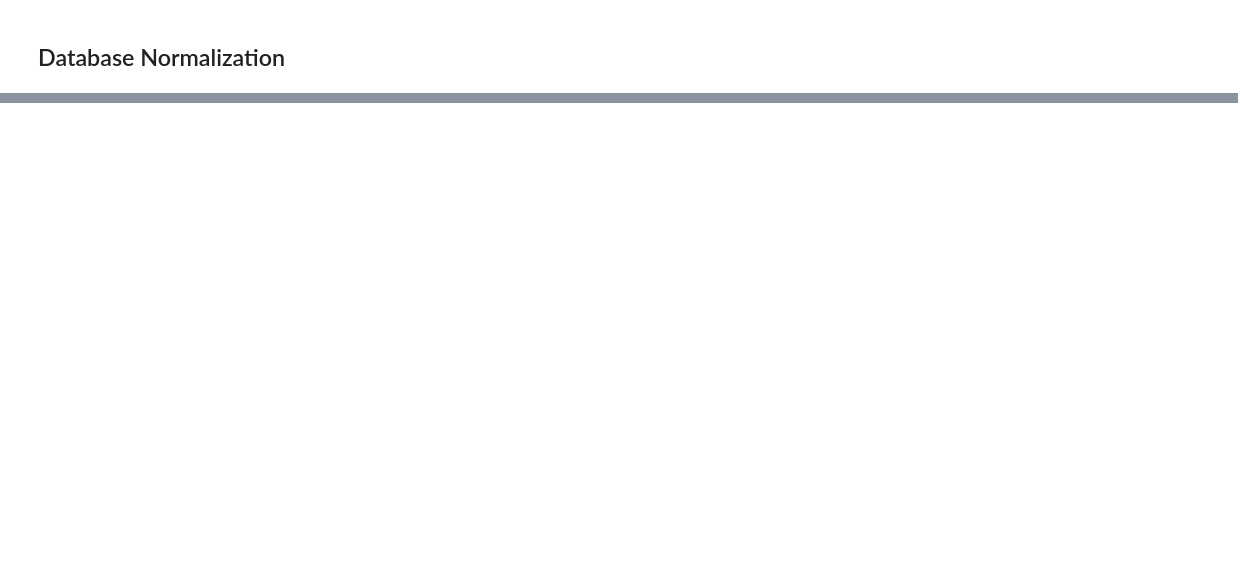
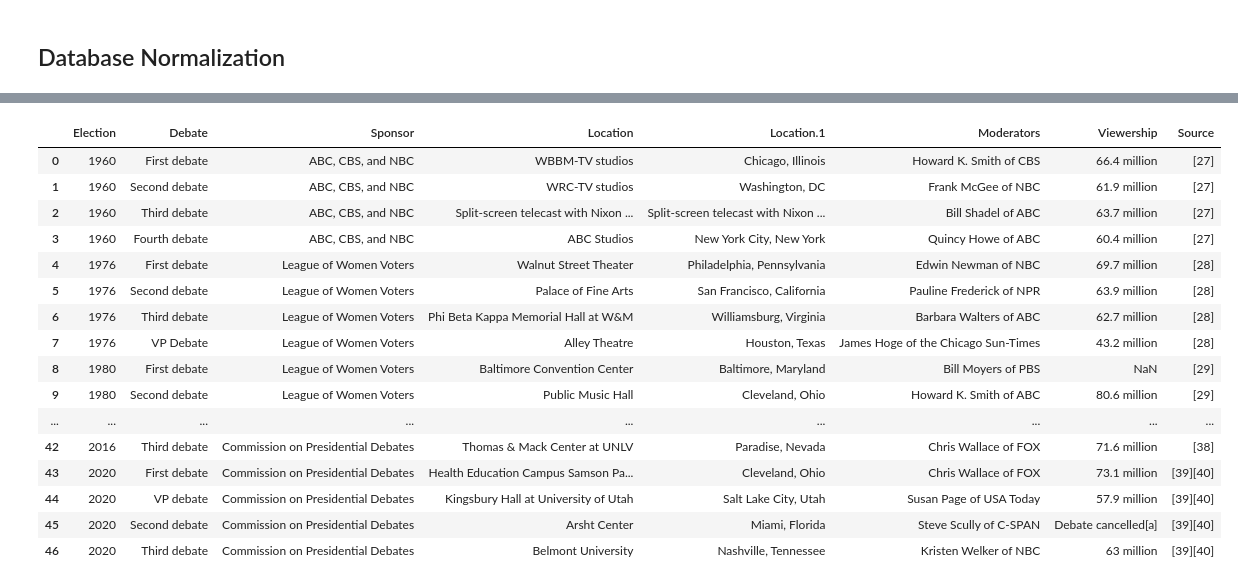
Before and after one commit to gdagger/US-Presidential-Debate-Dialogue-Analysis, a Jupyter notebook: data_exploration.ipynb, the cells around one changed output, grey strips where cells are left out. Cells and saved outputs as stored; diff of their text form; code cells hidden in the pictures; blank space fills up the shorter version.

```diff
--- a/data_exploration.ipynb
+++ b/data_exploration.ipynb
@@ -418,0 +444,20 @@ performances.to_csv('./Tables/performances.csv', index=False)
+# %%
+viewership_table
+# %% [output]
+|  | Election | Debate | Sponsor | Location | Location.1 | Moderators | Viewership | Source |
+| 0 | 1960 | First debate | ABC, CBS, and NBC | WBBM-TV studios | Chicago, Illinois | Howard K. Smith of CBS | 66.4 million | [27] |
+| 1 | 1960 | Second debate | ABC, CBS, and NBC | WRC-TV studios | Washington, DC | Frank McGee of NBC | 61.9 million | [27] |
+| 2 | 1960 | Third debate | ABC, CBS, and NBC | Split-screen telecast with Nixon ... | Split-screen telecast with Nixon ... | Bill Shadel of ABC | 63.7 million | [27] |
+| 3 | 1960 | Fourth debate | ABC, CBS, and NBC | ABC Studios | New York City, New York | Quincy Howe of ABC | 60.4 million | [27] |
+| 4 | 1976 | First debate | League of Women Voters | Walnut Street Theater | Philadelphia, Pennsylvania | Edwin Newman of NBC | 69.7 million | [28] |
+| 5 | 1976 | Second debate | League of Women Voters | Palace of Fine Arts | San Francisco, California | Pauline Frederick of NPR | 63.9 million | [28] |
+| 6 | 1976 | Third debate | League of Women Voters | Phi Beta Kappa Memorial Hall at W&M | Williamsburg, Virginia | Barbara Walters of ABC | 62.7 million | [28] |
+| 7 | 1976 | VP Debate | League of Women Voters | Alley Theatre | Houston, Texas | James Hoge of the Chicago Sun-Times | 43.2 million | [28] |
+| 8 | 1980 | First debate | League of Women Voters | Baltimore Convention Center | Baltimore, Maryland | Bill Moyers of PBS | NaN | [29] |
+| 9 | 1980 | Second debate | League of Women Voters | Public Music Hall | Cleveland, Ohio | Howard K. Smith of ABC | 80.6 million | [29] |
+| ... | ... | ... | ... | ... | ... | ... | ... | ... |
+| 42 | 2016 | Third debate | Commission on Presidential Debates | Thomas & Mack Center at UNLV | Paradise, Nevada | Chris Wallace of FOX | 71.6 million | [38] |
+| 43 | 2020 | First debate | Commission on Presidential Debates | Health Education Campus Samson Pa... | Cleveland, Ohio | Chris Wallace of FOX | 73.1 million | [39][40] |
+| 44 | 2020 | VP debate | Commission on Presidential Debates | Kingsbury Hall at University of Utah | Salt Lake City, Utah | Susan Page of USA Today | 57.9 million | [39][40] |
+| 45 | 2020 | Second debate | Commission on Presidential Debates | Arsht Center | Miami, Florida | Steve Scully of C-SPAN | Debate cancelled[a] | [39][40] |
+| 46 | 2020 | Third debate | Commission on Presidential Debates | Belmont University | Nashville, Tennessee | Kristen Welker of NBC | 63 million | [39][40] |
```
Also changed, not shown: parts of 13 cells of this notebook, 4 other files.
